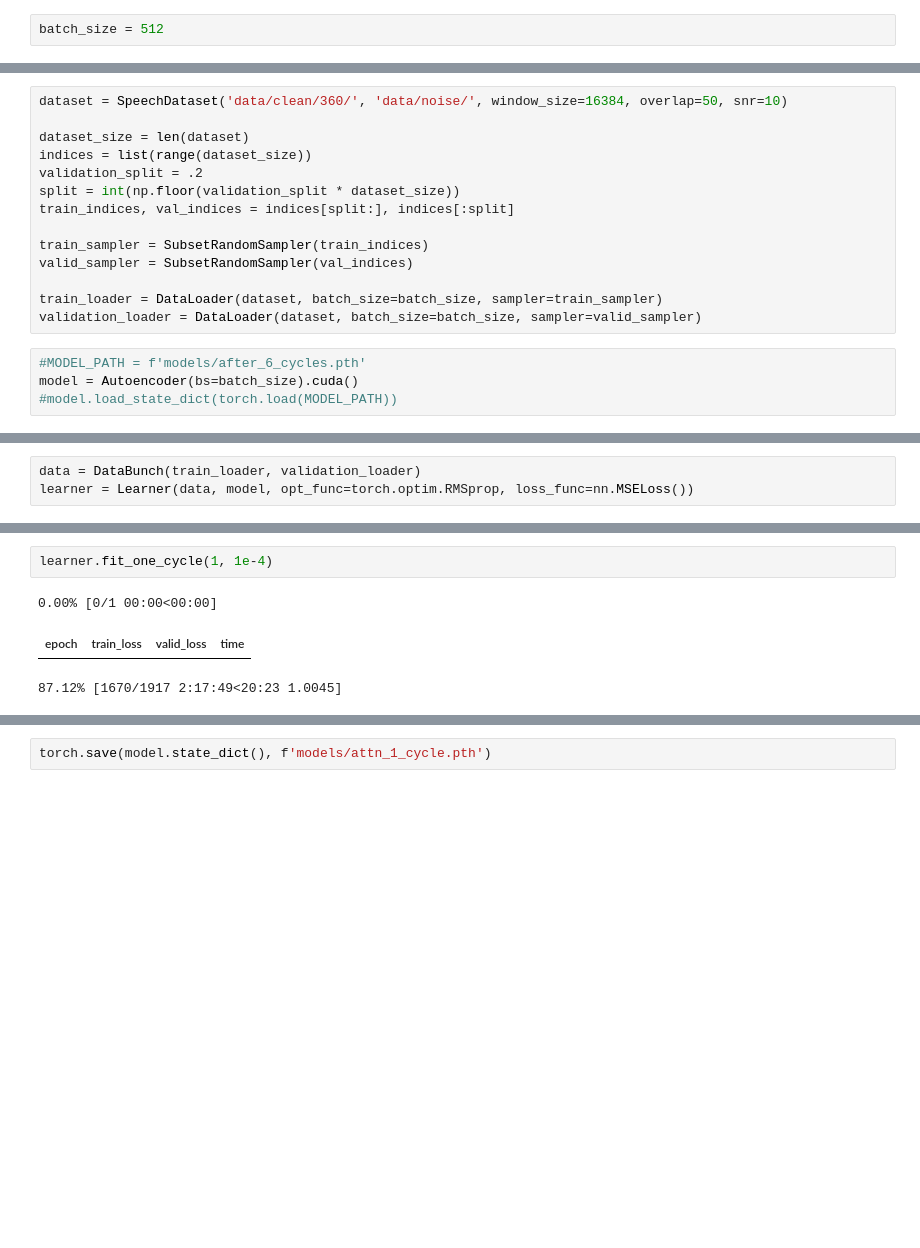
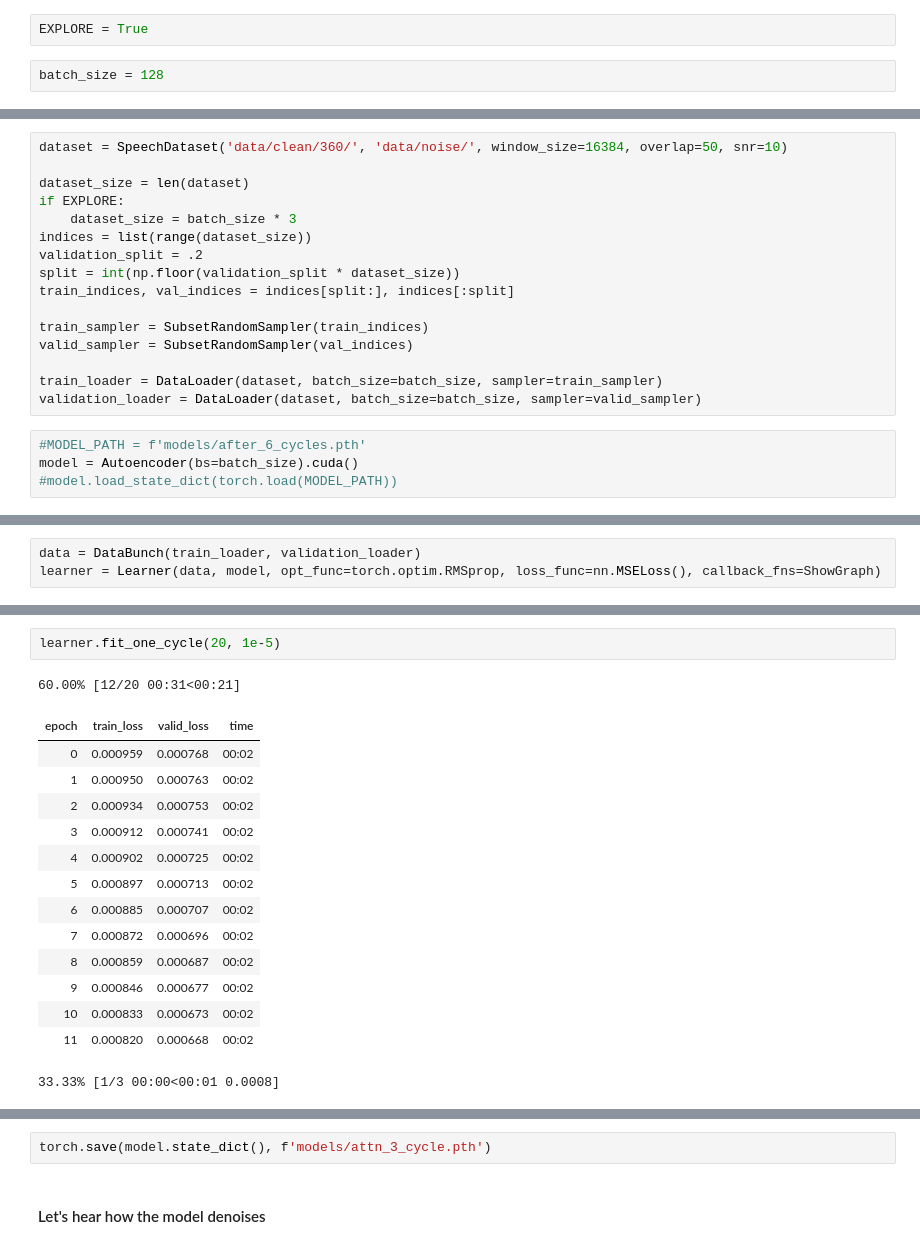
Before and after one commit to dvisockas/norse, a Jupyter notebook: fastai.ipynb, the cells around one changed output, grey strips where cells are left out. Drawn from its saved outputs; the diff is of its cells as text; blank space fills up the shorter version.

```diff
--- a/fastai.ipynb
+++ b/fastai.ipynb
@@ -20,5 +21,7 @@ from tqdm.notebook import trange, tqdm
 from IPython.display import Audio
 from fastai.vision import *
 import numpy as np
+# %%
+EXPLORE = True
 # %%
-batch_size = 512
+batch_size = 128
@@ -28,6 +29,8 @@ Remember that fast.ai Learner expects dataset to output [x, y] and returning jus
 dataset = SpeechDataset('data/clean/360/', 'data/noise/', window_size=16384, overlap=50, snr=10)
 
 dataset_size = len(dataset)
+if EXPLORE:
+    dataset_size = batch_size * 3
 indices = list(range(dataset_size))
 validation_split = .2
 split = int(np.floor(validation_split * dataset_size))
@@ -45,6 +58,6 @@ model = Autoencoder(bs=batch_size).cuda()
 # %%
 data = DataBunch(train_loader, validation_loader)
-learner = Learner(data, model, opt_func=torch.optim.RMSprop, loss_func=nn.MSELoss())
+learner = Learner(data, model, opt_func=torch.optim.RMSprop, loss_func=nn.MSELoss(), callback_fns=ShowGraph)
 # %%
 learner.lr_find()
 # %% [output]
@@ -59,6 +88,18 @@ learner.recorder.plot()
 # %%
-learner.fit_one_cycle(1, 1e-4)
+learner.fit_one_cycle(20, 1e-5)
 # %% [output]
-0.00% [0/1 00:00<00:00]
+60.00% [12/20 00:31<00:21]
 | epoch | train_loss | valid_loss | time |
+| 0 | 0.000959 | 0.000768 | 00:02 |
+| 1 | 0.000950 | 0.000763 | 00:02 |
+| 2 | 0.000934 | 0.000753 | 00:02 |
+| 3 | 0.000912 | 0.000741 | 00:02 |
+| 4 | 0.000902 | 0.000725 | 00:02 |
+| 5 | 0.000897 | 0.000713 | 00:02 |
+| 6 | 0.000885 | 0.000707 | 00:02 |
+| 7 | 0.000872 | 0.000696 | 00:02 |
+| 8 | 0.000859 | 0.000687 | 00:02 |
+| 9 | 0.000846 | 0.000677 | 00:02 |
+| 10 | 0.000833 | 0.000673 | 00:02 |
+| 11 | 0.000820 | 0.000668 | 00:02 |
-87.12% [1670/1917 2:17:49<20:23 1.0045]
+33.33% [1/3 00:00<00:01 0.0008]
@@ -65,2 +107,4 @@ learner.fit_one_cycle(1, 1e-4)
 # %%
-torch.save(model.state_dict(), f'models/attn_1_cycle.pth')
+torch.save(model.state_dict(), f'models/attn_3_cycle.pth')
+# %% [markdown]
+#### Let's hear how the model denoises
```
Also changed, not shown: parts of 9 cells of this notebook, 2 other files.
